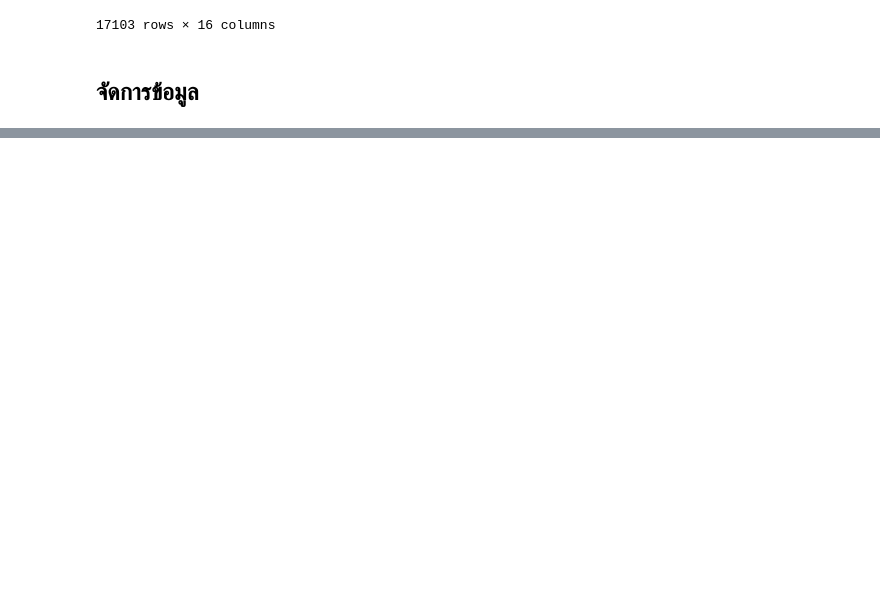
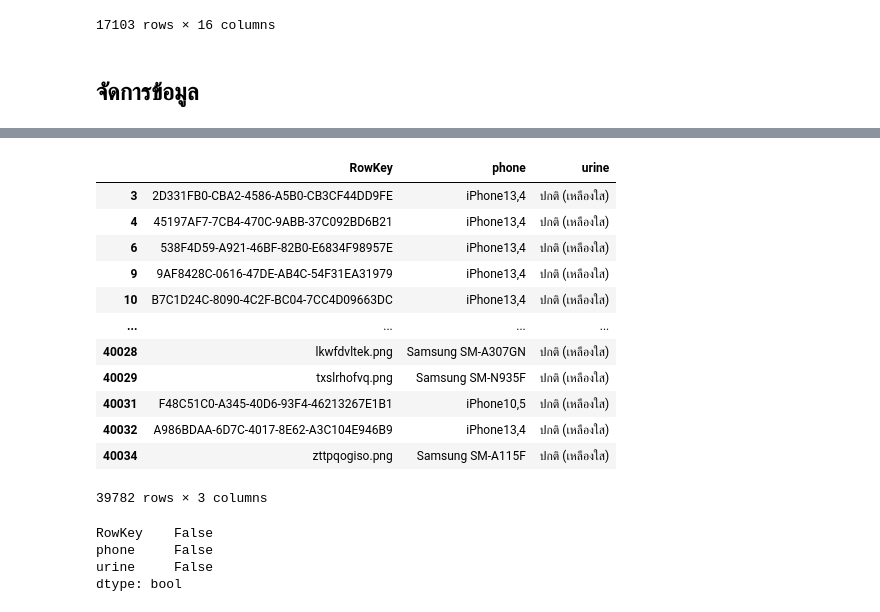
Before and after one commit to Umaporn19/data_viz_2022, a Jupyter notebook: Final_Dataviz.ipynb, the cells around one changed output, grey strips where cells are left out. Saved outputs shown, nothing was run; the diff lists cells and outputs as text; code cells hidden in the pictures; blank space fills up the shorter version.

```diff
--- a/Final_Dataviz.ipynb
+++ b/Final_Dataviz.ipynb
@@ -67,0 +141,24 @@ data_hospital_list #แสดงข้อมูล ของไฟล์ hospita
+# %%
+new_table_nueng_drop = new_table_nueng.dropna() #.dropna เพื่อกำจัดค่า missing ออก
+new_table_nueng_drop
+# %% [output]
+|  | RowKey | phone | urine |
+| 3 | 2D331FB0-CBA2-4586-A5B0-CB3CF44DD9FE | iPhone13,4 | ปกติ (เหลืองใส) |
+| 4 | 45197AF7-7CB4-470C-9ABB-37C092BD6B21 | iPhone13,4 | ปกติ (เหลืองใส) |
+| 6 | 538F4D59-A921-46BF-82B0-E6834F98957E | iPhone13,4 | ปกติ (เหลืองใส) |
+| 9 | 9AF8428C-0616-47DE-AB4C-54F31EA31979 | iPhone13,4 | ปกติ (เหลืองใส) |
+| 10 | B7C1D24C-8090-4C2F-BC04-7CC4D09663DC | iPhone13,4 | ปกติ (เหลืองใส) |
+| ... | ... | ... | ... |
+| 40028 | lkwfdvltek.png | Samsung SM-A307GN | ปกติ (เหลืองใส) |
+| 40029 | txslrhofvq.png | Samsung SM-N935F | ปกติ (เหลืองใส) |
+| 40031 | F48C51C0-A345-40D6-93F4-46213267E1B1 | iPhone10,5 | ปกติ (เหลืองใส) |
+| 40032 | A986BDAA-6D7C-4017-8E62-A3C104E946B9 | iPhone13,4 | ปกติ (เหลืองใส) |
+| 40034 | zttpqogiso.png | Samsung SM-A115F | ปกติ (เหลืองใส) |
+39782 rows × 3 columns
+# %%
+new_table_nueng_drop.isnull().any() #ตรวจดูค่า missing
+# %% [output]
+RowKey    False
+phone     False
+urine     False
+dtype: bool
```
Also changed, not shown: parts of 9 cells of this notebook.
